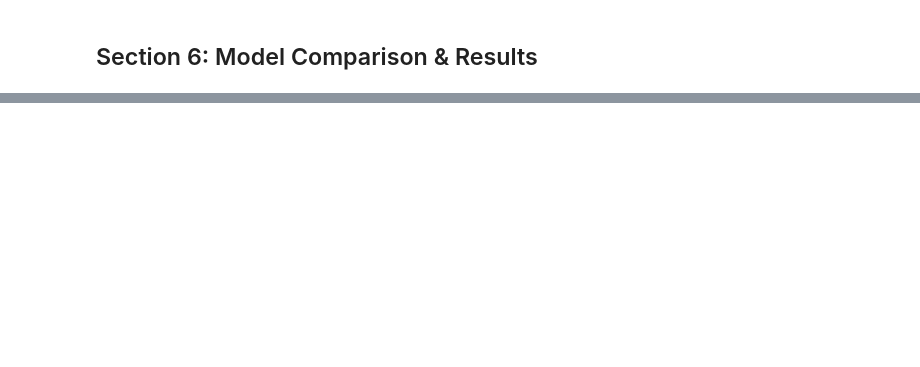
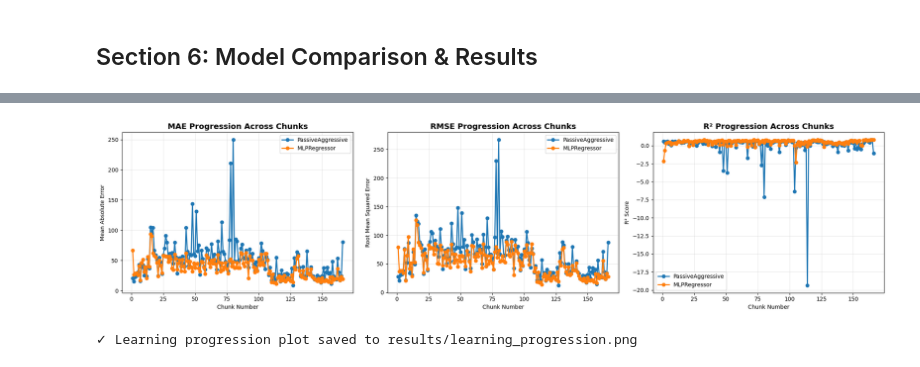
Before and after one commit to likhithkanigolla/Air-Quality-Dataset-Seggregator-DT, a Jupyter notebook: ML_Model_Training.ipynb, the cells around one changed output, grey strips where cells are left out. Cells and saved outputs as stored; diff of their text form; code cells hidden in the pictures; blank space fills up the shorter version.

```diff
--- a/ML_Model_Training.ipynb
+++ b/ML_Model_Training.ipynb
@@ -567,0 +614,61 @@ print(f"\n✓ Learning progression plot saved to {RESULTS_DIR}/learning_progress
+# %%
+# =========================================
+# Visualize Learning Progression Across Chunks
+# =========================================
+import matplotlib.pyplot as plt
+import seaborn as sns
+
+# Prepare data for plotting (exclude SGDRegressor)
+progression_data = {model_name: {'chunks': [], 'mae': [], 'rmse': [], 'r2': []}
+                    for model_name in MODELS.keys() if model_name != 'SGDRegressor'}
+
+for model_name, results in all_results.items():
+    if model_name == 'SGDRegressor':
+        continue
+    for result in results:
+        progression_data[model_name]['chunks'].append(result['chunk_idx'] + 1)
+        # Average across pollutants
+        avg_mae = np.mean([m['MAE'] for k, m in result['metrics'].items()])
+        avg_rmse = np.mean([m['RMSE'] for k, m in result['metrics'].items()])
+        avg_r2 = np.mean([m['R2'] for k, m in result['metrics'].items()])
+        progression_data[model_name]['mae'].append(avg_mae)
+        progression_data[model_name]['rmse'].append(avg_rmse)
+        progression_data[model_name]['r2'].append(avg_r2)
+
+# Create progression plots
+fig, axes = plt.subplots(1, 3, figsize=(20, 5))
+
+for model_name, data in progression_data.items():
+    # MAE progression
+    axes[0].plot(data['chunks'], data['mae'], marker='o', label=model_name, linewidth=2)
+    # RMSE progression
+    axes[1].plot(data['chunks'], data['rmse'], marker='o', label=model_name, linewidth=2)
+    # R2 progression
+    axes[2].plot(data['chunks'], data['r2'], marker='o', label=model_name, linewidth=2)
+
+axes[0].set_title('MAE Progression Across Chunks', fontsize=14, fontweight='bold')
+axes[0].set_xlabel('Chunk Number')
+axes[0].set_ylabel('Mean Absolute Error')
+axes[0].legend()
+axes[0].grid(True, alpha=0.3)
+
+axes[1].set_title('RMSE Progression Across Chunks', fontsize=14, fontweight='bold')
+axes[1].set_xlabel('Chunk Number')
+axes[1].set_ylabel('Root Mean Squared Error')
+axes[1].legend()
+axes[1].grid(True, alpha=0.3)
+
+axes[2].set_title('R² Progression Across Chunks', fontsize=14, fontweight='bold')
+axes[2].set_xlabel('Chunk Number')
+axes[2].set_ylabel('R² Score')
+axes[2].legend()
+axes[2].grid(True, alpha=0.3)
+
+plt.tight_layout()
+plt.savefig(os.path.join(RESULTS_DIR, 'learning_progression.png'), dpi=300, bbox_inches='tight')
+plt.show()
+
+print(f"\n✓ Learning progression plot saved to {RESULTS_DIR}/learning_progression.png")
+# %% [output]
+[figure, added]
+✓ Learning progression plot saved to results/learning_progression.png
```
Also changed, not shown: parts of 4 cells of this notebook, 3 other files.
